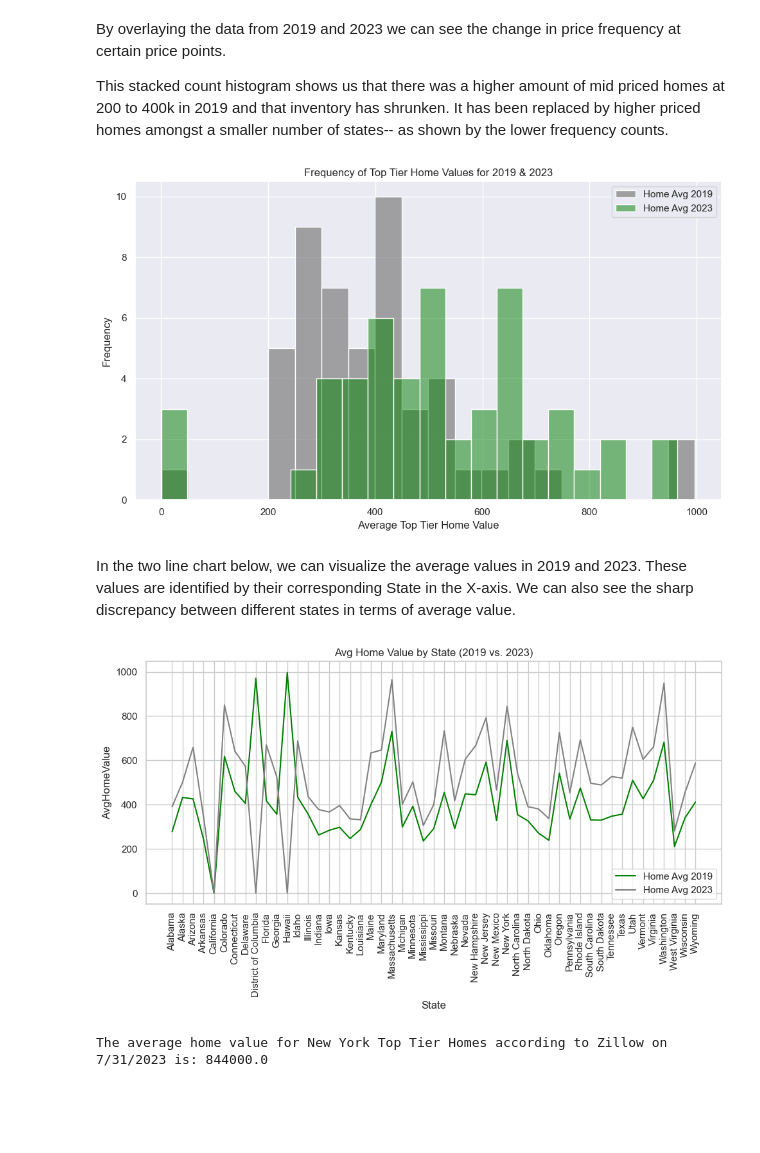
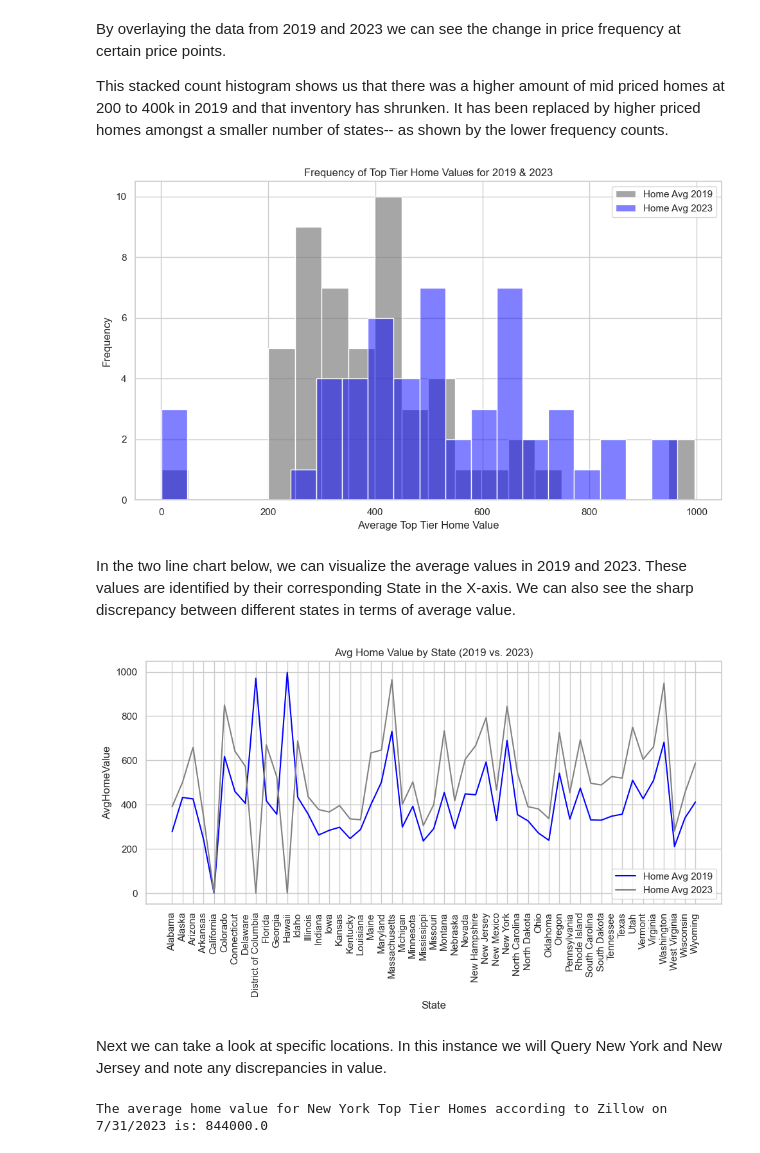
Before and after one commit to guzmanwolfrank/Data, a Jupyter notebook: SQL Zillow/ZillowProject.ipynb, the cells around one changed output. Cells and saved outputs as stored; diff of their text form; code cells hidden in the pictures; blank space fills up the shorter version.

```diff
--- a/SQL Zillow/ZillowProject.ipynb
+++ b/SQL Zillow/ZillowProject.ipynb
@@ -208,21 +212,21 @@ This stacked count histogram shows us that there was a higher amount of mid pric
 # %%
 
 # Chart 5: Top Tier Home Value Frequency for 2019 and 2023
 df1 = pd.read_sql_query(query1, con)
 df2 = pd.read_sql_query(query2, con)
 # Create stacked histograms using Seaborn
 plt.figure(figsize=(10, 6))
 sns.histplot(df1['AvgHomeValue'], bins=20, color='grey', alpha=0.7, label='Home Avg 2019')
-sns.histplot(df2['AvgHomeValue'], bins=20, color='green', alpha=0.5, label='Home Avg 2023')
+sns.histplot(df2['AvgHomeValue'], bins=20, color='blue', alpha=0.5, label='Home Avg 2023')
 plt.title('Frequency of Top Tier Home Values for 2019 & 2023')
 plt.xlabel('Average Top Tier Home Value')
 plt.ylabel('Frequency')
 plt.legend()
 plt.grid(True)
 plt.tight_layout()
 plt.show()
 # %% [output]
-[figure, old version]
+[figure, new version]
 # %% [markdown]
 In the two line chart below, we can visualize the average values in 2019 and 2023.  These values are identified by their corresponding State in the X-axis.  We can also see the sharp discrepancy between different states in terms of average value.
 # %%
@@ -232,7 +236,7 @@ df2 = pd.read_sql_query(query2, con)
 
 # Create a two-line chart using Seaborn
 plt.figure(figsize=(10, 6))
-sns.lineplot(data=df1, x='State', y='AvgHomeValue', label='Home Avg 2019', color='green')
+sns.lineplot(data=df1, x='State', y='AvgHomeValue', label='Home Avg 2019', color='blue')
 sns.lineplot(data=df2, x='State', y='AvgHomeValue', label='Home Avg 2023', color='grey')
 
 plt.title('Avg Home Value by State (2019 vs. 2023)')
@@ -245,7 +249,9 @@ plt.xticks(rotation=90)
 plt.tight_layout()
 plt.show()
 # %% [output]
-[figure, old version]
+[figure, new version]
+# %% [markdown]
+Next we can take a look at specific locations.  In this instance we will Query New York and New Jersey and note any discrepancies in value.
 # %%
 
 
```
Also changed, not shown: parts of 6 cells of this notebook.
